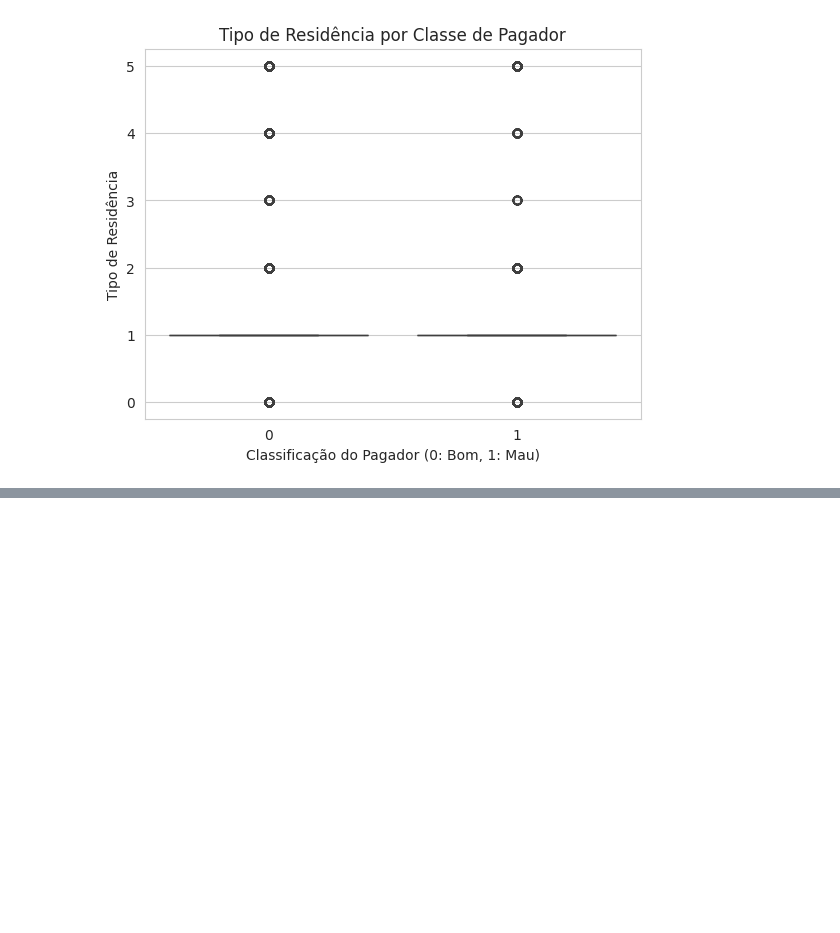
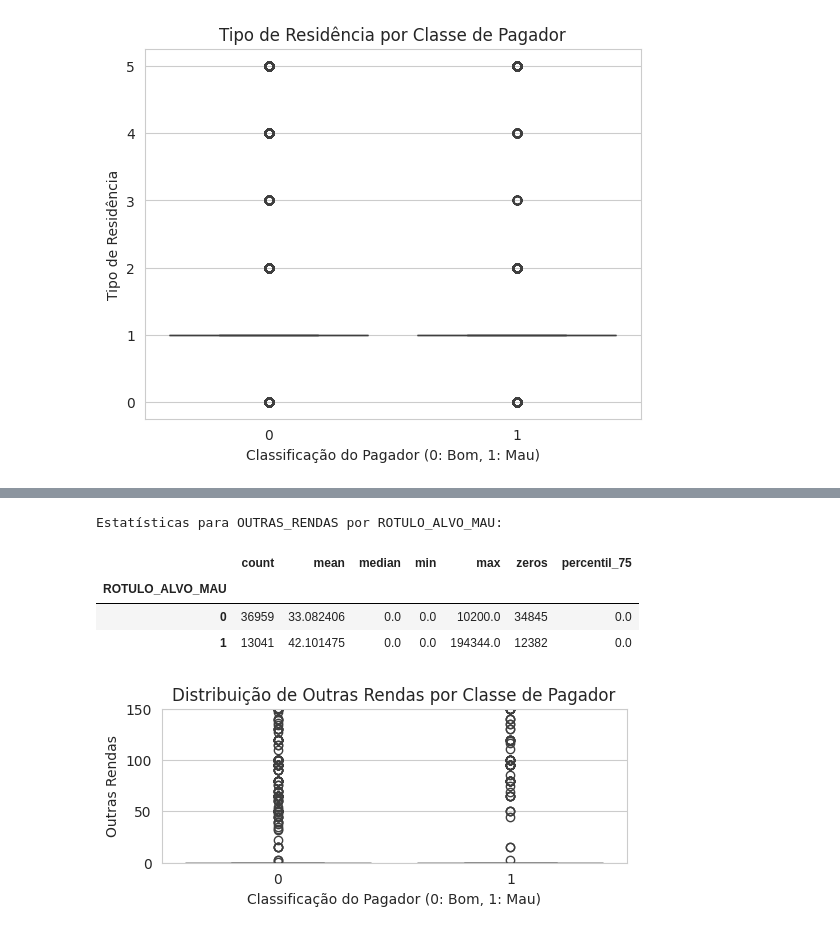
Before and after one commit to paulosansilva/14DTS_Data-Processing_Python, a Jupyter notebook: Analise.ipynb, the cells around one changed output, grey strips where cells are left out. Saved outputs shown, nothing was run; the diff lists cells and outputs as text; code cells hidden in the pictures; blank space fills up the shorter version.

```diff
--- a/Analise.ipynb
+++ b/Analise.ipynb
@@ -689,0 +704,30 @@ for tipo in tipos_residencia:
+# %%
+print("\nEstatísticas para OUTRAS_RENDAS por ROTULO_ALVO_MAU:")
+display(df.groupby("ROTULO_ALVO_MAU")["OUTRAS_RENDAS"].agg([
+    "count", "mean", "median", "min", "max",
+     ("zeros", lambda x: (x == 0).sum()), #quantos valores zero
+      ("percentil_75", lambda x: x.quantile(0.75)) #percentil 75
+]))
+
+#verificar a quantidade de outras rendas com valor ZERO
+lambda x: x.quantile(0.75)
+
+# Boxplot para OUTRAS_RENDAS
+plt.figure(figsize=(6, 2))
+sns.boxplot(
+    data=df,
+    x="ROTULO_ALVO_MAU",
+    y="OUTRAS_RENDAS"
+)
+plt.ylim(0, df["OUTRAS_RENDAS"].quantile(0.95)) # Limita o eixo Y para melhor visualização
+plt.title("Distribuição de Outras Rendas por Classe de Pagador")
+plt.xlabel("Classificação do Pagador (0: Bom, 1: Mau)")
+plt.ylabel("Outras Rendas")
+plt.show()
+# %% [output]
+Estatísticas para OUTRAS_RENDAS por ROTULO_ALVO_MAU:
+|  | count | mean | median | min | max | zeros | percentil_75 |
+| ROTULO_ALVO_MAU |  |  |  |  |  |  |  |
+| 0 | 36959 | 33.082406 | 0.0 | 0.0 | 10200.0 | 34845 | 0.0 |
+| 1 | 13041 | 42.101475 | 0.0 | 0.0 | 194344.0 | 12382 | 0.0 |
+[figure, added]
```
Also changed, not shown: parts of 9 cells of this notebook.
